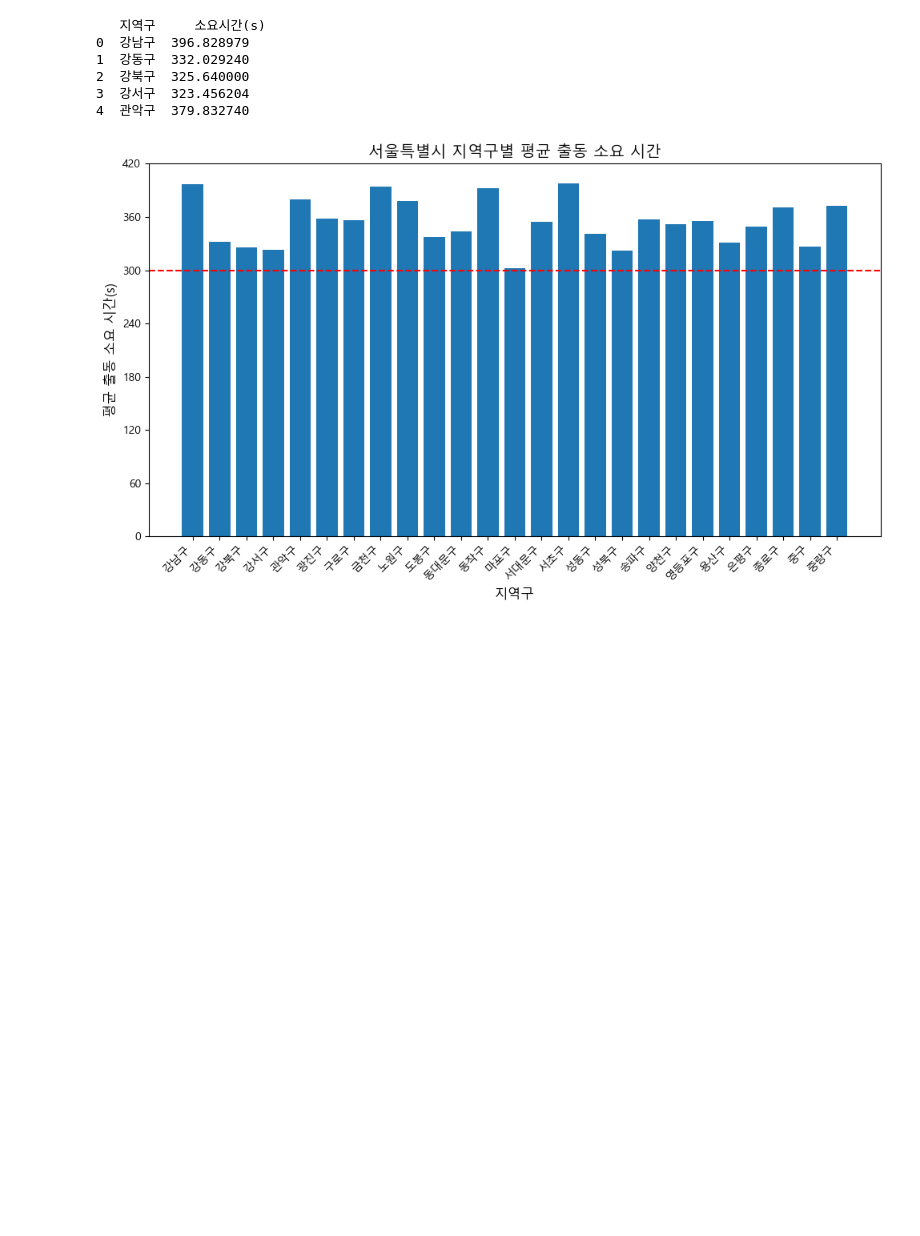
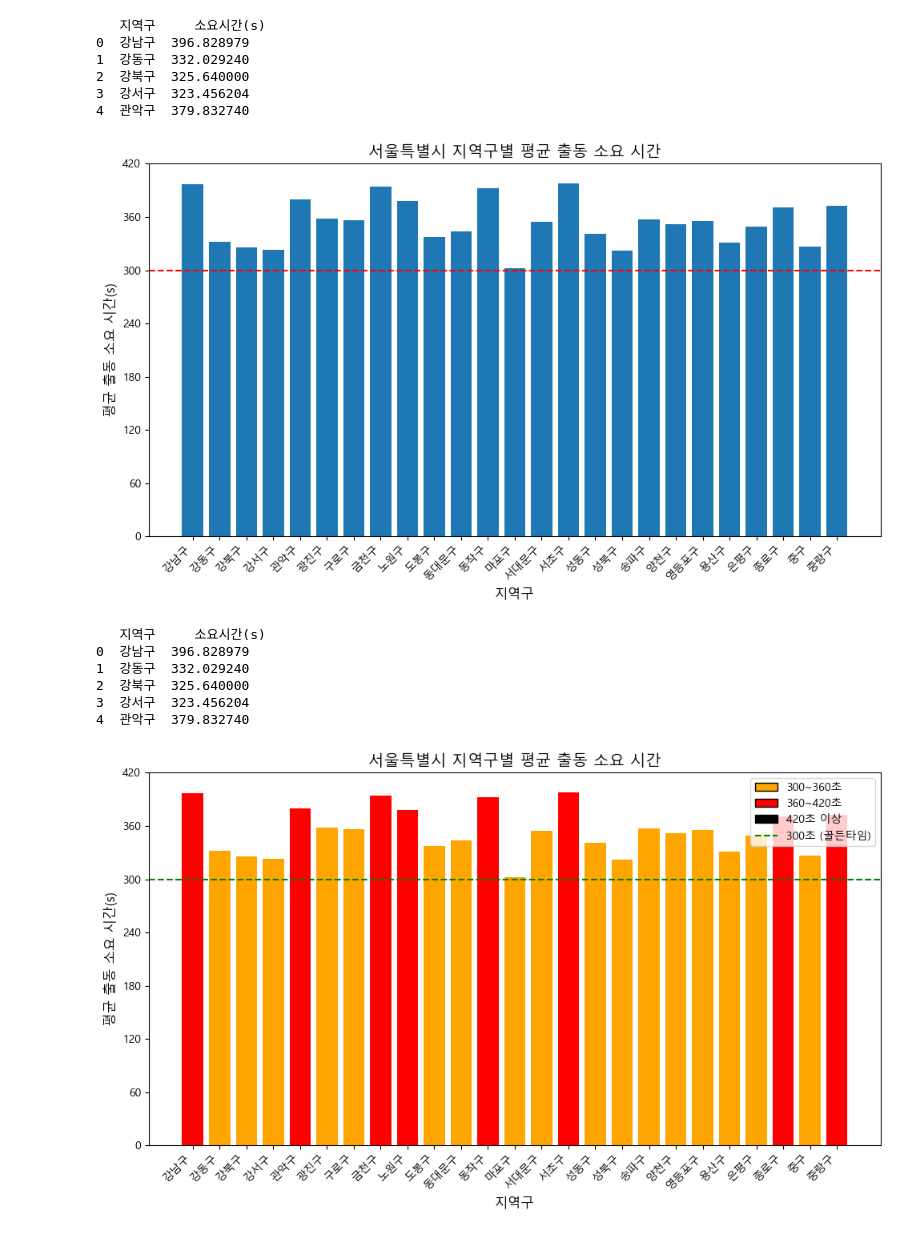
Before and after one commit to soeun1030/m.o.t, a Jupyter notebook: 출동시간/going_time.ipynb, the cells around one changed output. Drawn from its saved outputs; the diff is of its cells as text; code cells hidden in the pictures; blank space fills up the shorter version.

```diff
--- a/출동시간/going_time.ipynb
+++ b/출동시간/going_time.ipynb
@@ -40,3 +40,66 @@ plt.show()  # 그래프 출력
 3  강서구  323.456204
 4  관악구  379.832740
 [figure]
+# %%
+import pandas as pd
+import matplotlib.pyplot as plt
+import numpy as np
+from matplotlib.patches import Patch
+
+# 데이터 로드
+data = pd.read_excel("지역구별_평균_소요시간.xlsx")
+
+# 데이터 확인
+print(data.head())
+
+# 바 차트 생성
+plt.figure(figsize=(10, 6))  # 그래프 크기 설정
+plt.rc('font', family='Malgun Gothic')
+
+# 색상을 조건에 따라 지정
+colors = [
+    'black' if time > 420 else 'red' if time > 360 else 'orange' if time > 300 else 'blue'
+    for time in data['소요시간(s)']
+]
+
+# 바 차트 그리기
+bars = plt.bar(data['지역구'], data['소요시간(s)'], color=colors)
+
+# y축 눈금 설정 (60 단위)
+y_max = data['소요시간(s)'].max()  # 데이터에서 최대값 확인
+plt.yticks(np.arange(0, y_max + 60, 60))  # 60 단위로 눈금 설정
+
+# 300초 기준선 추가
+# plt.axhline(y=300, color='black', linestyle="--", linewidth=1.5, label="300초 (골든타임)")
+
+
+# 범례 추가를 위한 가짜 막대 생성
+legend_elements = [
+    Patch(facecolor='orange', edgecolor='black', label='300~360초'),
+    Patch(facecolor='red', edgecolor='black', label='360~420초'),
+    Patch(facecolor='black', edgecolor='black', label='420초 이상'),
+    plt.axhline(y=300, color='green', linestyle="--", linewidth=1.5, label="300초 (골든타임)")
+]
+
+plt.legend(handles=legend_elements, loc='upper right')
+
+# 그래프 제목과 레이블 설정
+plt.title('서울특별시 지역구별 평균 출동 소요 시간', fontsize=14)
+plt.xlabel('지역구', fontsize=12)
+plt.ylabel('평균 출동 소요 시간(s)', fontsize=12)
+plt.xticks(rotation=45, ha='right')  # x축 레이블 각도 조정
+
+# 그래프 레이아웃 조정
+plt.tight_layout()
+
+# 그래프 저장 또는 출력
+plt.savefig('지역구별_평균소요시간_색상범례바차트.png')  # 그래프를 파일로 저장
+plt.show()  # 그래프 출력
+# %% [output]
+   지역구     소요시간(s)
+0  강남구  396.828979
+1  강동구  332.029240
+2  강북구  325.640000
+3  강서구  323.456204
+4  관악구  379.832740
+[figure, added]
```
Also changed, not shown: parts of 2 cells of this notebook, 35 other files.
